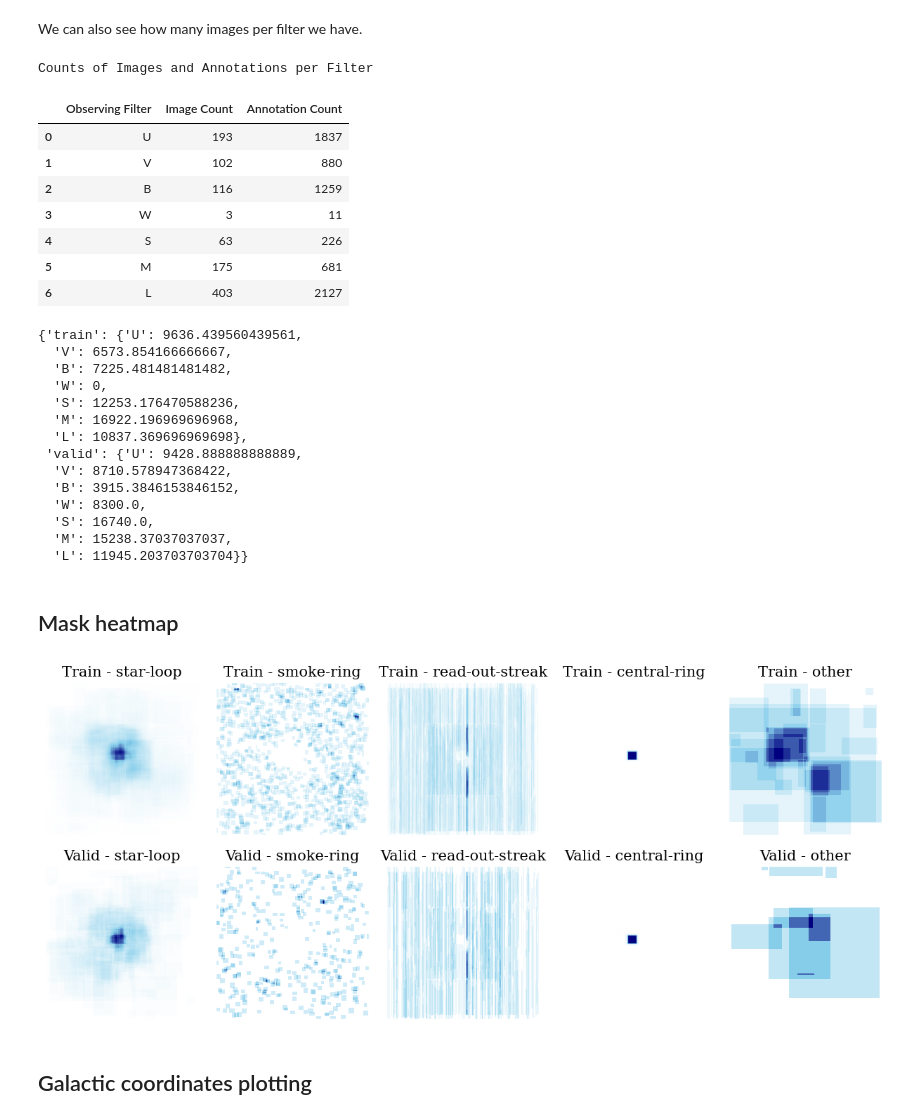
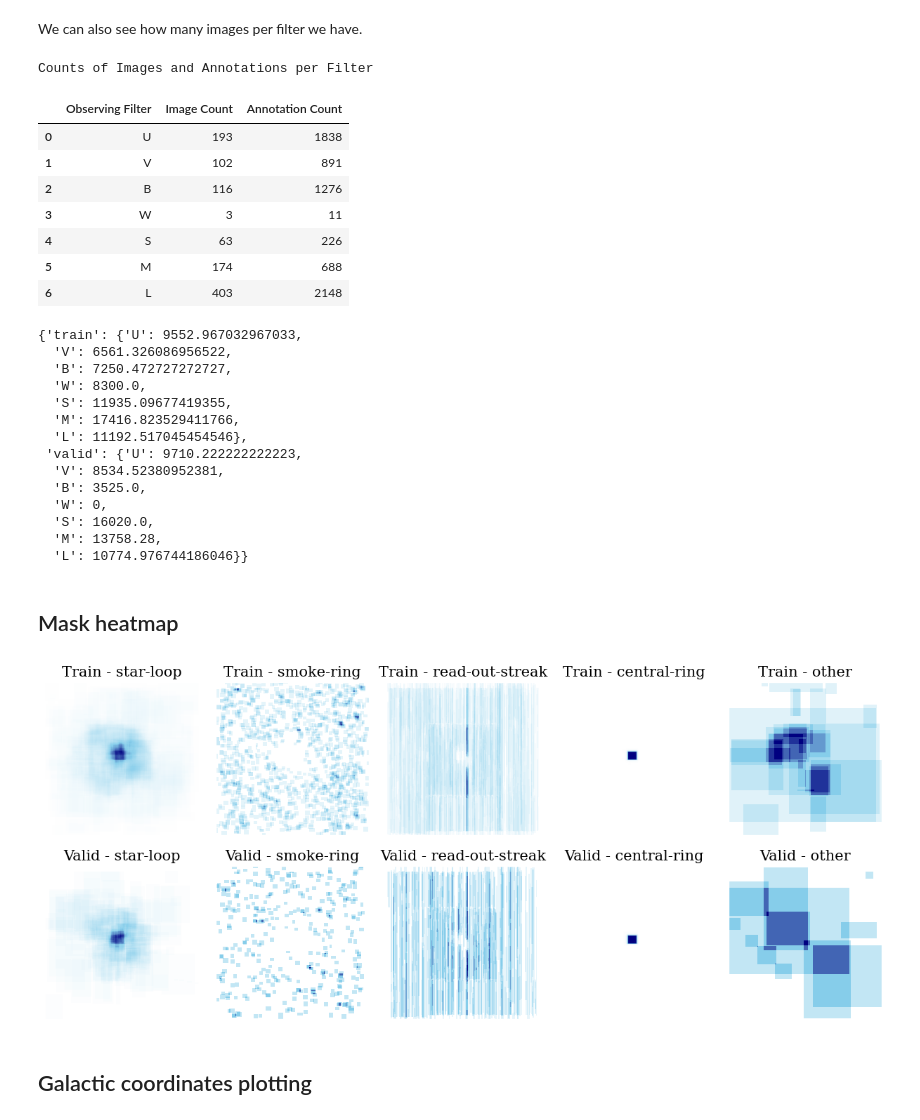
Before and after one commit to ESA-Datalabs/XAMI-dataset, a Jupyter notebook: load_and_visualise_dataset.ipynb, the cells around one changed output. Drawn from its saved outputs; the diff is of its cells as text; code cells hidden in the pictures.

```diff
--- a/load_and_visualise_dataset.ipynb
+++ b/load_and_visualise_dataset.ipynb
@@ -1,13 +1,14 @@
 # %% [markdown]
 # Dataset download
 # %%
-from xami_dataset import XAMIDataset
+from xami_dataset.loader import XAMIDataset
+from xami_dataset.xami_utils import dataset_utils
 
 # Download the dataset from HuggingFace
 xami_dataset = XAMIDataset(
     repo_id="iulia-elisa/XAMI-dataset",
     dataset_name="xami_dataset",
-    dest_dir='./data')
+    dest_dir='./data_22')
 # %% [output]
 Dataset downloaded.
 Dataset unzipped.
@@ -55,42 +55,52 @@ Annotation Counts and Percentages by Category and Split
 We can also see how many images per filter we have.
 # %%
 filters_count = {'U': 0, 'V': 0, 'B': 0, 'W': 0, 'S': 0, 'M': 0, 'L': 0}
-filters_df = xami_dataset.get_filters_table(filters_count)
+filters_df = dataset_utils.get_filters_table(
+    xami_dataset.train_annotations_path,
+    xami_dataset.valid_annotations_path,
+    filters_count)
 display(filters_df)
 # %% [output]
 Counts of Images and Annotations per Filter
 |  | Observing Filter | Image Count | Annotation Count |
-| 0 | U | 193 | 1837 |
-| 1 | V | 102 | 880 |
-| 2 | B | 116 | 1259 |
+| 0 | U | 193 | 1838 |
+| 1 | V | 102 | 891 |
+| 2 | B | 116 | 1276 |
 | 3 | W | 3 | 11 |
 | 4 | S | 63 | 226 |
-| 5 | M | 175 | 681 |
-| 6 | L | 403 | 2127 |
+| 5 | M | 174 | 688 |
+| 6 | L | 403 | 2148 |
 # %%
-exposure_times = xami_dataset.exposure_per_filter(filters_count, obs_coords_file='./xami_utils/obs_info_1024_all.json')
+exposure_times = dataset_utils.exposure_per_filter(
+    xami_dataset.dest_dir,
+    xami_dataset.dataset_name,
+    filters_count,
+    obs_coords_file='./xami_dataset/obs_info_1024_all.json')
 display(exposure_times)
 # %% [output]
-{'train': {'U': 9636.439560439561,
-  'V': 6573.854166666667,
-  'B': 7225.481481481482,
+{'train': {'U': 9552.967032967033,
+  'V': 6561.326086956522,
+  'B': 7250.472727272727,
+  'W': 8300.0,
+  'S': 11935.09677419355,
+  'M': 17416.823529411766,
+  'L': 11192.517045454546},
+ 'valid': {'U': 9710.222222222223,
+  'V': 8534.52380952381,
+  'B': 3525.0,
   'W': 0,
-  'S': 12253.176470588236,
-  'M': 16922.196969696968,
-  'L': 10837.369696969698},
- 'valid': {'U': 9428.888888888889,
-  'V': 8710.578947368422,
-  'B': 3915.3846153846152,
-  'W': 8300.0,
-  'S': 16740.0,
-  'M': 15238.37037037037,
-  'L': 11945.203703703704}}
+  'S': 16020.0,
+  'M': 13758.28,
+  'L': 10774.976744186046}}
 # %% [markdown]
 ## Mask heatmap
 # %%
-xami_dataset.generate_heatmap(output_path='./plots/artefact_distributions.png')
+dataset_utils.generate_heatmap(
+    xami_dataset.train_annotations_path,
+    xami_dataset.valid_annotations_path,
+    output_path='./plots/artefact_distributions.png')
 # %% [output]
-[figure, old version]
+[figure, new version]
 # %% [markdown]
 ## Galactic coordinates plotting
 # %%
```
Also changed, not shown: parts of 5 cells of this notebook, 14 other files.
